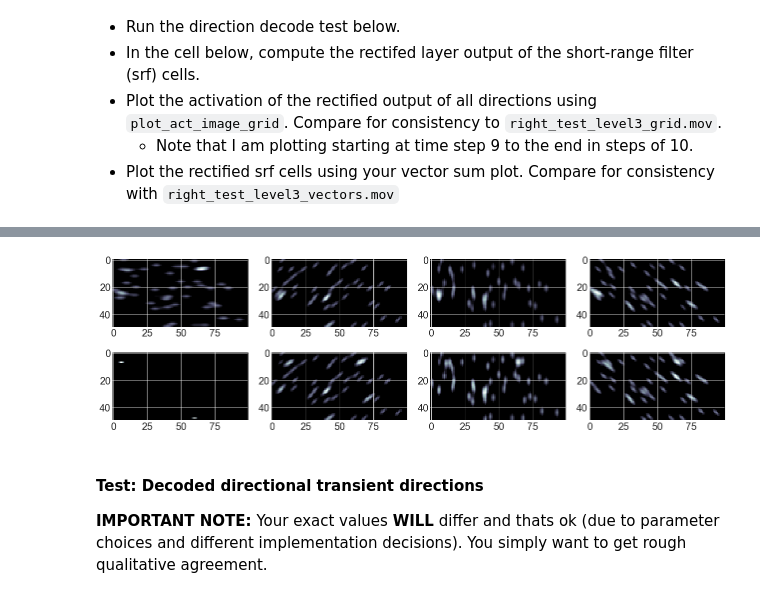
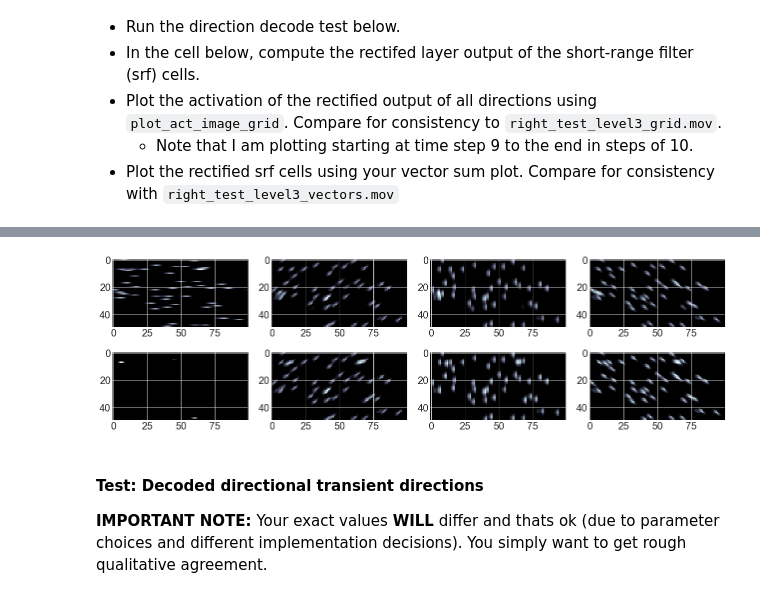
Before and after one commit to ejseal21/Computational-Neuroscience, a Jupyter notebook: Project4/motion_net_week_2.ipynb, the cells around one changed output, grey strips where cells are left out. Cells and saved outputs as stored; diff of their text form; code cells hidden in the pictures.

Commit message:
layer 4 could be working

```diff
--- a/Project4/motion_net_week_2.ipynb
+++ b/Project4/motion_net_week_2.ipynb
@@ -53,16 +53,18 @@ Here are the steps we will perform over and over again to add a new layer.
 # %%
 # Set up input
 np.random.seed(0)
+right_motion = make_random_dot_stimulus(n_frames=10, dir_rc=(0, 1))
 
-# Define parameters
-right_motion = make_random_dot_stimulus(n_frames=10, dir_rc=(0, 1))
 # Define parameters
 lvl1_params = LayerParams(tau=1, A=1)
 lvl1_hgate_params = HGateParams(tau=1, K=50)
 lvl2_inter_params = LayerParams(tau=1, excit_g=10, inhib_g=40)
 lvl2_params = LayerParams(tau=4, excit_g=10, inhib_g=40, output_thres=0.2)
-lvl3_params = LayerParams(tau=1, excit_g=10, inhib_g=40, output_thres=0.002)
-lvl3_ker_params = KernelParams(sigma=3, sz=(13,13), gain=1)
+# lvl3_params = LayerParams(tau=1, excit_g=10, inhib_g=40, output_thres=0.002)
+# lvl3_ker_params = KernelParams(sigma=3, sz=(13,13), gain=1)
+lvl3_params = LayerParams(tau=0.5, output_thres=0.002) # output_thres=0.3
+lvl3_excit_ker_params = KernelParams(sigma=(2, 0.5), sz=(13, 13), gain=25)
+
 # Simulate net
 net = MotionNet(dt=0.1,
                 n_dirs=8,
@@ -70,11 +72,12 @@ net = MotionNet(dt=0.1,
                 lv1_hgate_params=lvl1_hgate_params,
                 lvl2_inter_params=lvl2_inter_params,
                 lvl2_params=lvl2_params,
-                lvl3_excit_ker_params = lvl3_ker_params,
-                lvl3_params = lvl3_params)
+                lvl3_excit_ker_params = lvl3_excit_ker_params,
+                lvl3_params = lvl3_params,
+                do_lvl4=False,
+                do_lvl5=False,
+                do_lvl6=False)
 net.simulate(right_motion)
 # Compute layer 3 output activation
-srf_cells = net.srf_cells
-
-
-print(srf_cells.shape)
+srf_out = net.srf_out
+# print(srf_cells.shape)
@@ -99,9 +84,9 @@ self.srf_out[t] in update_net() [[[0. 0. 0. ... 0. 0. 0.]
 # %%
 # Your grid of image plots of the layer 3 cells output over time
 from net_plots import plot_act_image_grid
-plot_act_image_grid(net.srf_out[::10], n_rows=2, n_cols=4, pause=.00001, cmap='bone', figSz=(18, 9))
+plot_act_image_grid(srf_out[::5], n_rows=2, n_cols=4, pause=.00001, cmap='bone', figSz=(18, 9))
 # %% [output]
-[figure, old version]
+[figure, new version]
 # %% [markdown]
 #### Test: Decoded directional transient directions
 
```
Also changed, not shown: parts of 8 cells of this notebook, 2 other files.
